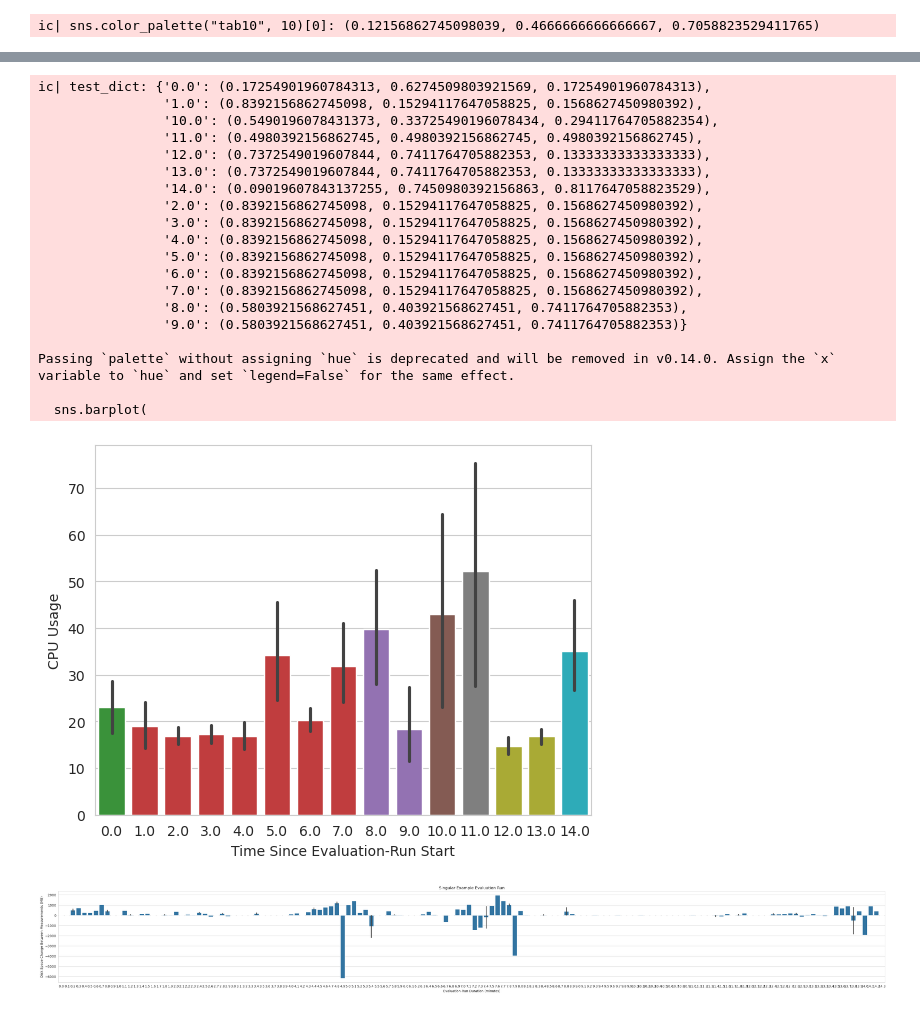
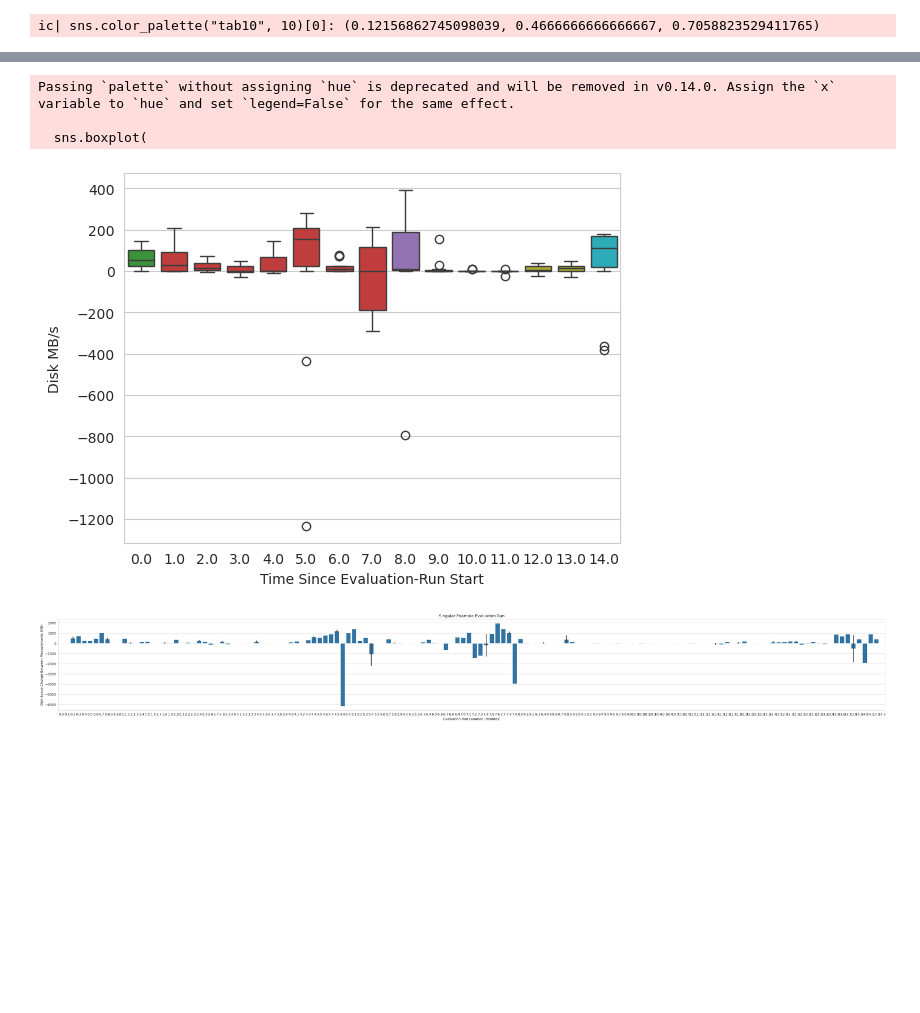
Before and after one commit to oakestra/oakestra-cli, a Jupyter notebook: oak_cli/evaluation/addons/flops/current_tmp_csv_graphs.ipynb, the cells around one changed output, grey strips where cells are left out. Saved outputs shown, nothing was run; the diff lists cells and outputs as text; code cells hidden in the pictures; blank space fills up the shorter version.

```diff
--- a/oak_cli/evaluation/addons/flops/current_tmp_csv_graphs.ipynb
+++ b/oak_cli/evaluation/addons/flops/current_tmp_csv_graphs.ipynb
@@ -286,12 +309,14 @@ _test.reset_index(inplace=True)
 # _test[[TIME_START_KEY]] = _test[[TIME_START_KEY]].apply(
 #         lambda time: myround(time)
 #     )
-_test[TIME_START_KEY] = _test[TIME_START_KEY].apply(myround)
-#_test[TIME_START_KEY] = round(_test[TIME_START_KEY])
+
+#_test[TIME_START_KEY] = _test[TIME_START_KEY].apply(myround)
+_test[TIME_START_KEY] = round(_test[TIME_START_KEY])
+
 #_test[TIME_START_KEY] = myround(_test[TIME_START_KEY])
 #_test[[TIME_START_KEY]] = myround(_test[[TIME_START_KEY]])
 #ic(_test[[TIME_START_KEY]])
-_test = _test[[TIME_START_KEY, CPU_KEY, STAGE_KEY]]
+#_test = _test[[TIME_START_KEY, CPU_KEY, STAGE_KEY]]
 #_test[[TIME_START_KEY]] = pd.to_datetime(_test[[TIME_START_KEY]])
 #_test = _test.groupby(pd.Grouper(key=TIME_START_KEY, freq="30s")).mean()
 _test.set_index(TIME_START_KEY, inplace=True)
@@ -305,18 +330,6 @@ _test.set_index(TIME_START_KEY, inplace=True)
 #     #y="Disk MB/s",
 # )
 
-# pallete_dict = {
-#     EvaluationRunFLOpsProjectStage.EVALUATION_RUN_START: "black",
-#     EvaluationRunFLOpsProjectStage.PROJECT_START: "blue",
-#     EvaluationRunFLOpsProjectStage.FL_ACTORS_IMAGE_BUILDER_DEPLOYMENT: "green",
-#     EvaluationRunFLOpsProjectStage.FL_ACTORS_IMAGE_BUILD: "red",
-#     EvaluationRunFLOpsProjectStage.AGGREGATOR_DEPLOYMENT: "purple",
-#     EvaluationRunFLOpsProjectStage.FL_TRAINING: "brown",
-#     EvaluationRunFLOpsProjectStage.START_POST_TRAINING_STEPS: "pink",
-#     EvaluationRunFLOpsProjectStage.TRAINED_MODEL_IMAGE_BUILDER_DEPLOYMENT: "grey",
-#     EvaluationRunFLOpsProjectStage.TRAINED_MODEL_IMAGE_BUILD: "yellow",
-#     EvaluationRunFLOpsProjectStage.DEPLOY_TRAINED_MODEL: "blue",
-# }
 
 # draw_graph(
 #     size=(15,5),
@@ -338,56 +351,44 @@ _test.set_index(TIME_START_KEY, inplace=True)
 #     ],
 #     y_label="Disk Space Change Between Measurements (MB)",
 #     #x_lim=(0, max(singular_run_df.index)),
 #     #show_stages=True,
 #     # stages_color_height=max_y,
 #     #y_lim=(0, max_y)
 #     #y_lim=(-1000, 1000)
 # )
 
 test_dict = {}
 for i, row in _test.iterrows():
     color = my_dict[EvaluationRunFLOpsProjectStage(row[STAGE_KEY])]
     test_dict[str(i)] = color
     #ax.bar(i, row[CPU_KEY], color=color)
 
-ic(test_dict)
+#ic(test_dict)
+#ic(_test)
 
 import matplotlib.pyplot as plt
 fig, ax = plt.subplots()
-sns.barplot(
+#sns.barplot(
+sns.boxplot(
     #data=singular_run_df[[DISK_LAST_KEY, STAGE_KEY]],
+    data=_test,
     #data=_test[["Disk MB/s"]],
     # x=TIME_START_KEY,
-    data=_test[[CPU_KEY, STAGE_KEY]],
+    #data=_test[[CPU_KEY, STAGE_KEY]],
     x=TIME_START_KEY,
-    y=CPU_KEY,
-    #y="Disk MB/s",
+    #y=CPU_KEY,
+    y="Disk MB/s",
     palette=test_dict,
     ax=ax,
+    #ci=None,
 )
 
 plt.show()
 # %% [output]
-ic| test_dict: {'0.0': (0.17254901960784313, 0.6274509803921569, 0.17254901960784313),
-                '1.0': (0.8392156862745098, 0.15294117647058825, 0.1568627450980392),
-                '10.0': (0.5490196078431373, 0.33725490196078434, 0.29411764705882354),
-                '11.0': (0.4980392156862745, 0.4980392156862745, 0.4980392156862745),
-                '12.0': (0.7372549019607844, 0.7411764705882353, 0.13333333333333333),
-                '13.0': (0.7372549019607844, 0.7411764705882353, 0.13333333333333333),
-                '14.0': (0.09019607843137255, 0.7450980392156863, 0.8117647058823529),
-                '2.0': (0.8392156862745098, 0.15294117647058825, 0.1568627450980392),
-                '3.0': (0.8392156862745098, 0.15294117647058825, 0.1568627450980392),
-                '4.0': (0.8392156862745098, 0.15294117647058825, 0.1568627450980392),
-                '5.0': (0.8392156862745098, 0.15294117647058825, 0.1568627450980392),
-                '6.0': (0.8392156862745098, 0.15294117647058825, 0.1568627450980392),
-                '7.0': (0.8392156862745098, 0.15294117647058825, 0.1568627450980392),
-                '8.0': (0.5803921568627451, 0.403921568627451, 0.7411764705882353),
-                '9.0': (0.5803921568627451, 0.403921568627451, 0.7411764705882353)}
-
 Passing `palette` without assigning `hue` is deprecated and will be removed in v0.14.0. Assign the `x` variable to `hue` and set `legend=False` for the same effect.
 
-  sns.barplot(
+  sns.boxplot(
-[figure, old version]
+[figure, new version]
 # %%
 
 max_y = singular_run_df[DISK_LAST_KEY].max()
```
Also changed, not shown: parts of 4 cells of this notebook.
